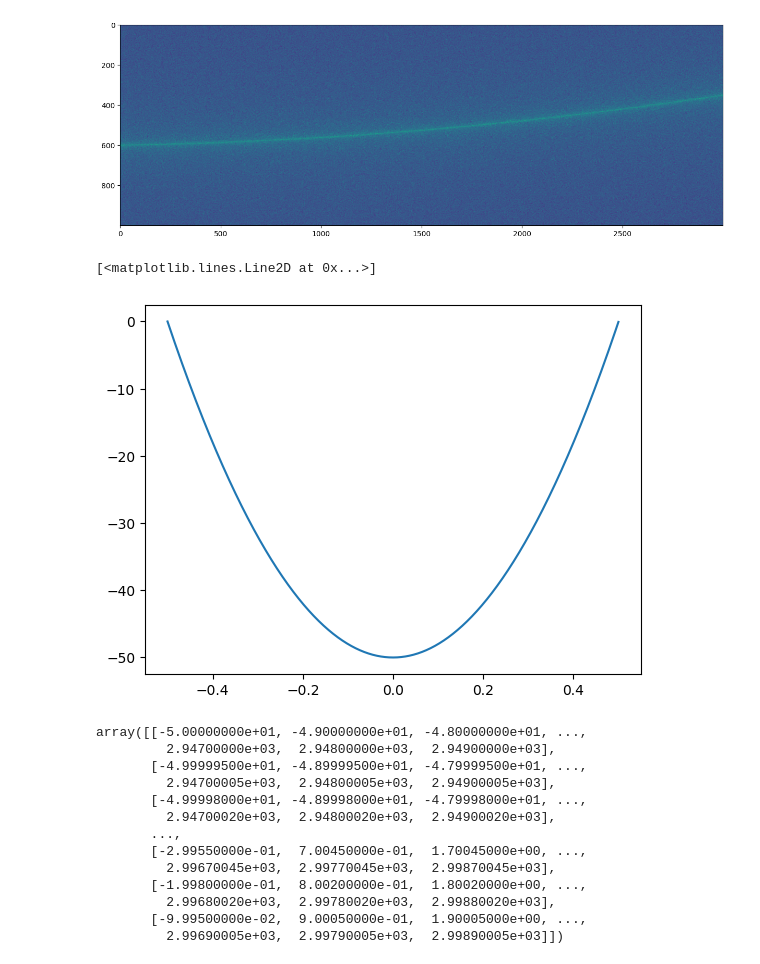
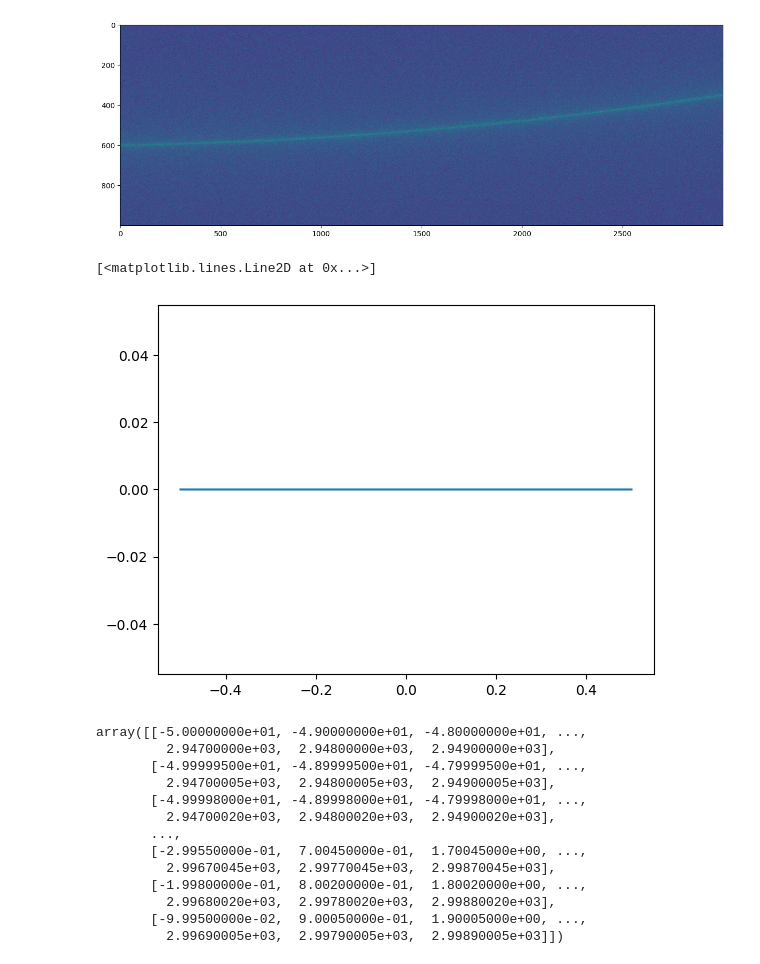
Before and after one commit to astropy/specreduce, a Jupyter notebook: notebook_sandbox/dev.ipynb, the cells around one changed output. Drawn from its saved outputs; the diff is of its cells as text; code cells hidden in the pictures.

```diff
--- a/notebook_sandbox/dev.ipynb
+++ b/notebook_sandbox/dev.ipynb
@@ -115,13 +115,14 @@ plt.show()
 # %%
 model2 = models.Legendre1D(degree=2, c0=-50, c1=0, c2=100)
 model1 = models.Legendre1D(degree=1, c0=0, c1=100)
 model = models.Chebyshev1D(degree=2, c0=50, c1=0, c2=100)
+model3 = models.Legendre1D(degree=0)
 x = (np.arange(3000)-1500)/3000
-y = model(x)
+y = model3(x)
 plt.plot(x, y)
 # %% [output]
 [<matplotlib.lines.Line2D at 0x...>]
-[figure, old version]
+[figure, new version]
 # %%
 xx + model((yy/2 - yy)/ny)
 # %% [output]
```
